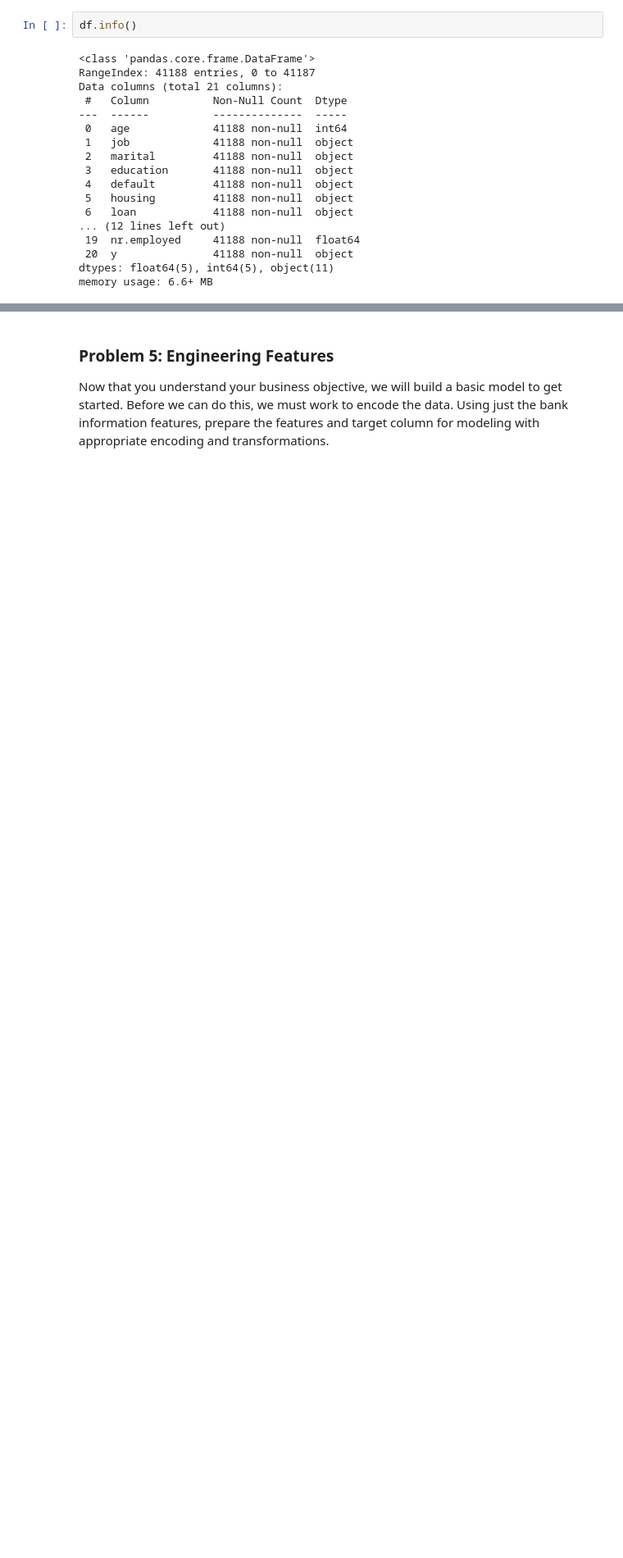
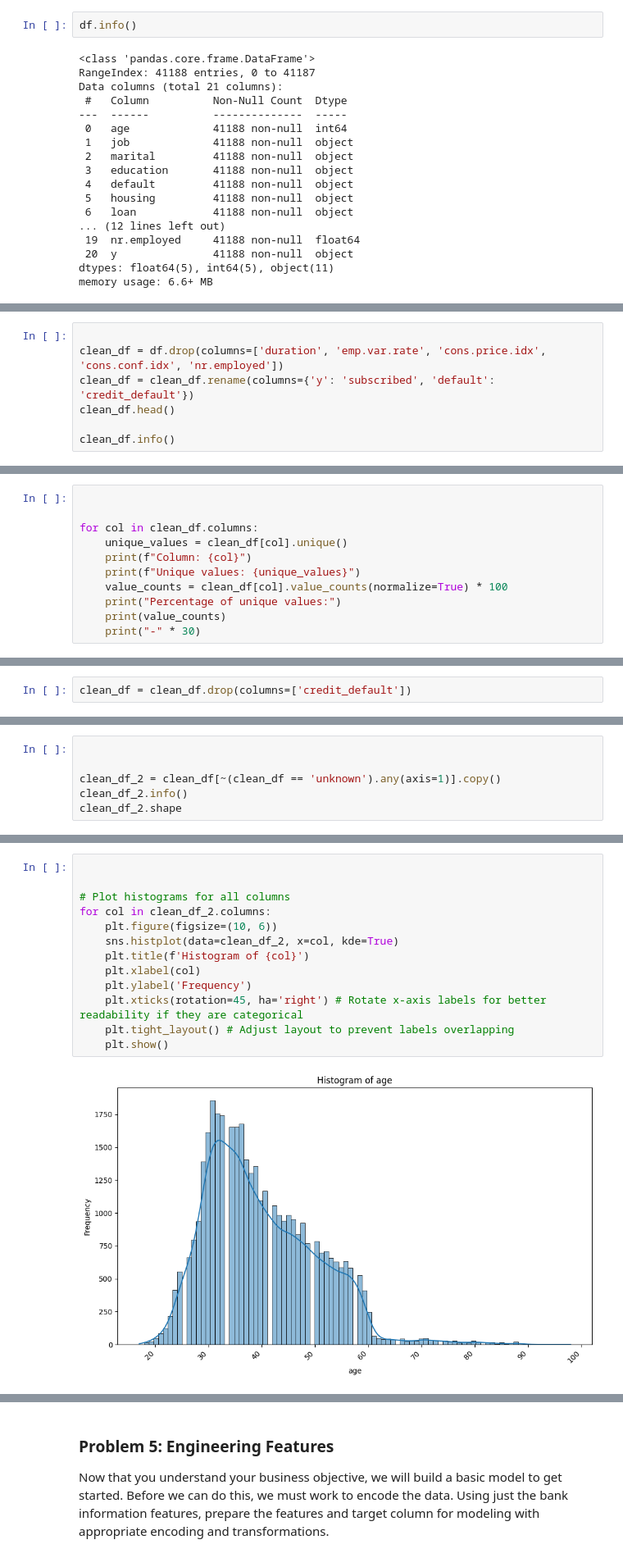
Before and after one commit to Ssahu620/ss-Assignment-17, a Jupyter notebook: ss_v1_17_Assignment.ipynb, the cells around one changed output, grey strips where cells are left out. Shown at 82% size. Cells and saved outputs as stored; diff of their text form; blank space fills up the shorter version.

```diff
--- a/ss_v1_17_Assignment.ipynb
+++ b/ss_v1_17_Assignment.ipynb
@@ -93,0 +110,7 @@ memory usage: 6.6+ MB
+# %%
+
+clean_df = df.drop(columns=['duration', 'emp.var.rate', 'cons.price.idx', 'cons.conf.idx', 'nr.employed'])
+clean_df = clean_df.rename(columns={'y': 'subscribed', 'default': 'credit_default'})
+clean_df.head()
+
+clean_df.info()
@@ -93,0 +137,11 @@ memory usage: 6.6+ MB
+# %%
+
+
+for col in clean_df.columns:
+    unique_values = clean_df[col].unique()
+    print(f"Column: {col}")
+    print(f"Unique values: {unique_values}")
+    value_counts = clean_df[col].value_counts(normalize=True) * 100
+    print("Percentage of unique values:")
+    print(value_counts)
+    print("-" * 30)
@@ -93,0 +196,2 @@ memory usage: 6.6+ MB
+# %%
+clean_df = clean_df.drop(columns=['credit_default'])
@@ -93,0 +220,6 @@ memory usage: 6.6+ MB
+# %%
+
+
+clean_df_2 = clean_df[~(clean_df == 'unknown').any(axis=1)].copy()
+clean_df_2.info()
+clean_df_2.shape
@@ -93,0 +247,15 @@ memory usage: 6.6+ MB
+# %%
+
+
+# Plot histograms for all columns
+for col in clean_df_2.columns:
+    plt.figure(figsize=(10, 6))
+    sns.histplot(data=clean_df_2, x=col, kde=True)
+    plt.title(f'Histogram of {col}')
+    plt.xlabel(col)
+    plt.ylabel('Frequency')
+    plt.xticks(rotation=45, ha='right') # Rotate x-axis labels for better readability if they are categorical
+    plt.tight_layout() # Adjust layout to prevent labels overlapping
+    plt.show()
+# %% [output]
+[figure, added]
```
Also changed, not shown: parts of 29 cells of this notebook.
